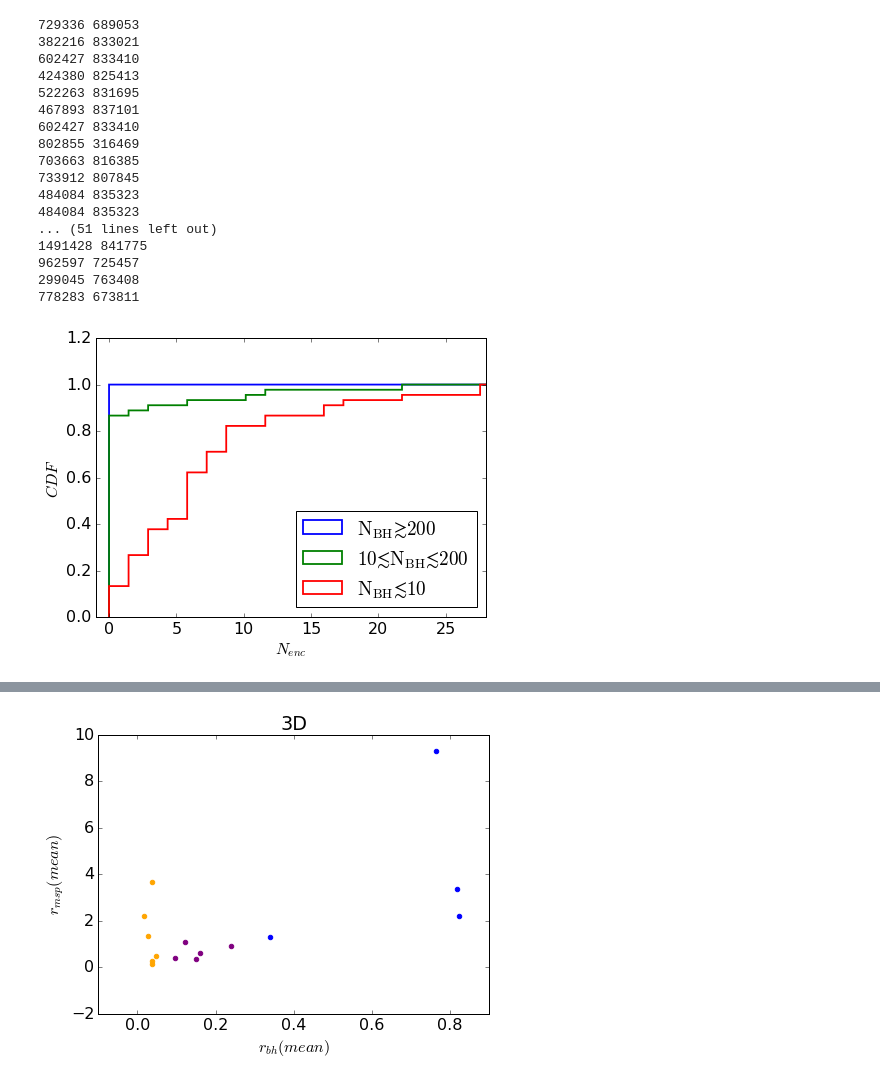
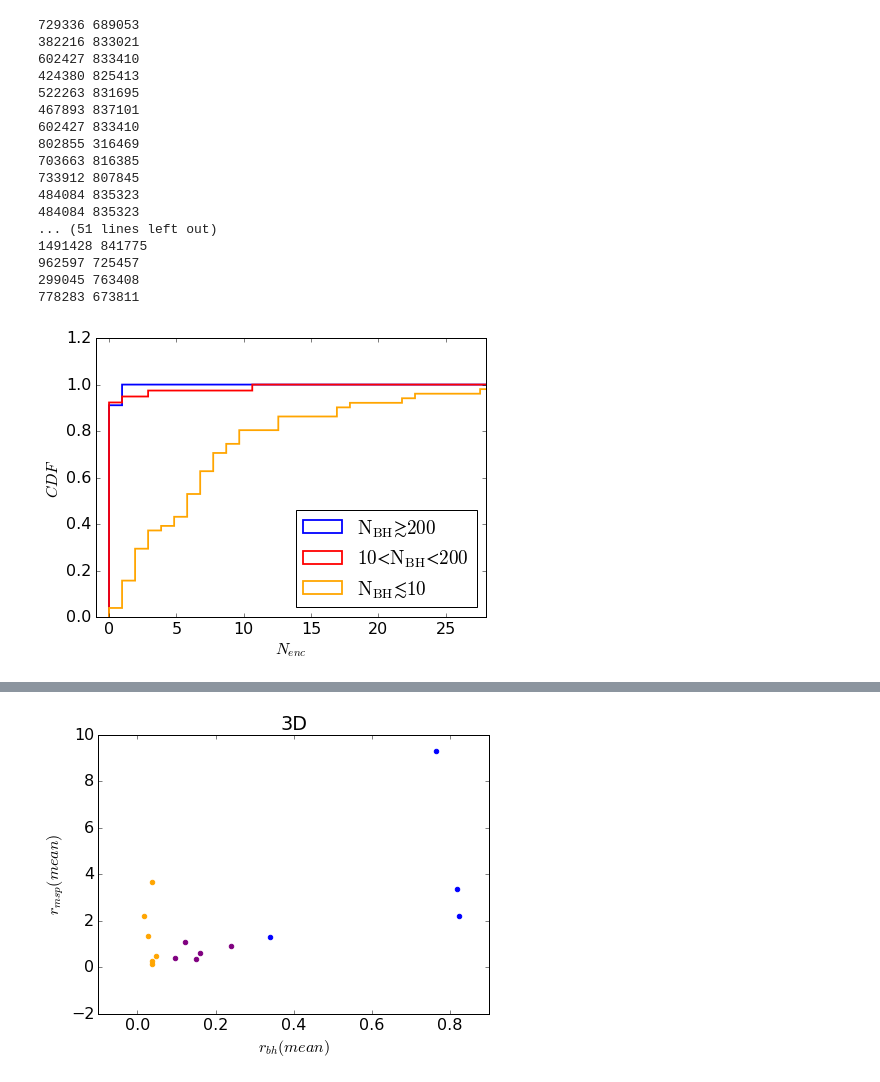
Before and after one commit to claireshiye/MyPythonCode, a Jupyter notebook: ns_plot.ipynb, the cells around one changed output, grey strips where cells are left out. Drawn from its saved outputs; the diff is of its cells as text; code cells hidden in the pictures.

```diff
--- a/ns_plot.ipynb
+++ b/ns_plot.ipynb
@@ -59,19 +151,24 @@ plt.legend(loc='upper left')
 # %%
-pd.options.display.max_rows = 4000
-data=np.genfromtxt('/projects/b1011/syr904/projects/PULSAR/kickgrid_runs/ns_number_10to12Gyr.dat')
-nbh=np.array(data[:,0]); ntot=np.array(data[:,1]); nmsp=np.array(data[:,2])
+#pd.options.display.max_rows = 4000
+data=np.genfromtxt('/projects/b1011/syr904/projects/PULSAR/kickgrid_runs/nsnumber_10to12Gyr.dat')
+nbh=np.array(data[:,2]); ntot=np.array(data[:,3]); nmsp=np.array(data[:,4])
+mtot=np.array(data[:, 6]); modelno=np.array(data[:,0])
 print nbh
 print nmsp
 
+rho, pval=scipy.stats.spearmanr(nbh, nmsp)
+print rho, pval
+
 matplotlib.rcParams.update({'font.size': 15})
-plt.rcParams['figure.figsize'] = [7, 5]
+plt.rcParams['figure.figsize'] = [8, 6]
 plt.figure()
 plt.scatter(nbh, nmsp, color='b', marker='o', s=20, alpha=0.7)
 
 plt.xlim(0.5,10**3)
 plt.xscale('log')
+plt.ylim(-1.5, 16)
 plt.xlabel(r'$N_{BH}$')
 plt.ylabel(r'$N_{MSP}$')
-#plt.show()
-plt.savefig(figsave+'nbhnmsp_10to12Gyr.pdf', dpi=300)
+##plt.show()
+#plt.savefig(figsave+'nbhnmsp_10to12Gyrextra.pdf', dpi=300)
 # %% [output]
@@ -96,9 +252,9 @@ for i in range(start, end):
         #print MSPid[j]
         history=hic.history_maker([MSPid[j]], [1], 'initial', sourcedir[i], 1.0)
         intact_num=len(history[MSPid[j]]['binint']['binint'])
-        if i>18: enc_bhpoor.append(intact_num)
-        elif i<11: enc_bhrich.append(intact_num)
-        else: enc_bhmid.append(intact_num)
+        if i<11: enc_bhrich.append(intact_num)
+        elif i<18: enc_bhmid.append(intact_num)
+        else: enc_bhpoor.append(intact_num)
 
     #print i
 
@@ -113,9 +269,9 @@ weights_bhmid= np.ones_like(enc_bhmid)/float(len(enc_bhmid))
 matplotlib.rcParams.update({'font.size': 16})
 plt.rcParams['figure.figsize'] = [7, 5]
 plt.figure()
-plt.hist(enc_bhrich, bins=40, histtype='step', lw=1.8, color='b', weights=weights_bhrich, cumulative=True, range=(0.0, max(enc_bhpoor)), label=r'$\rm{N_{BH} \gtrsim 200}$')
-plt.hist(enc_bhmid, bins=40, histtype='step', lw=1.8, color='r', weights=weights_bhmid, cumulative=True, range=(0.0, max(enc_bhpoor)), label=r'$\rm{10 \lesssim N_{BH} \lesssim 200}$')
-plt.hist(enc_bhpoor, bins=40, histtype='step', lw=1.8,color='orange', weights=weights_bhpoor, cumulative=True, range=(0.0, max(enc_bhpoor)), label=r'$\rm{N_{BH} \lesssim 10}$')
+plt.hist(enc_bhrich, bins=60, histtype='step', lw=1.8, color='b', weights=weights_bhrich, cumulative=True, range=(0.0, max(enc_bhpoor)), label=r'$\rm{N_{BH} \gtrsim 200}$')
+plt.hist(enc_bhmid, bins=60, histtype='step', lw=1.8, color='r', weights=weights_bhmid, cumulative=True, range=(0.0, max(enc_bhpoor)), label=r'$\rm{10 \less N_{BH} \less 200}$')
+plt.hist(enc_bhpoor, bins=60, histtype='step', lw=1.8,color='orange', weights=weights_bhpoor, cumulative=True, range=(0.0, max(enc_bhpoor)), label=r'$\rm{N_{BH} \lesssim 10}$')
 plt.ylim(0.0, 1.2)
 plt.xlim(-1., 28.)
 plt.ylabel(r'$CDF$')
@@ -130,32 +286,32 @@ plt.legend(loc='lower right')
 #plt.plot(base_rich[:-1], cumulative_rich)
 #values_mid, base_mid = np.histogram(enc_bhmid)
 #cumulative_mid = np.cumsum(values_mid)
 #plt.plot(base_mid[:-1], cumulative_mid)
 #values_poor, base_poor = np.histogram(enc_bhpoor)
 #cumulative_poor = np.cumsum(values_poor)
 #plt.plot(base_poor[:-1], cumulative_poor)
 #plt.ylim(0.0, 1.2)
 #plt.ylabel(r'$Probability Density$')
 #plt.xlabel(r'$N_{encounter}$')
 #plt.legend(loc='upper right')
 ##plt.show()
-plt.savefig(figsave+'encounter_cdf_alter.pdf', dpi=300)
+#plt.savefig('/projects/b1011/syr904/projects/PULSAR/kickgrid_runs/plots/encounter_cdf_alter.pdf', dpi=300)
 # %% [output]
 729336 689053
 382216 833021
 602427 833410
 424380 825413
 522263 831695
 467893 837101
 602427 833410
 802855 316469
 703663 816385
 733912 807845
 484084 835323
 484084 835323
 ... (51 lines left out)
 1491428 841775
 962597 725457
 299045 763408
 778283 673811
-[figure, old version]
+[figure, new version]
```
Also changed, not shown: parts of 22 cells of this notebook, 10 other files.
